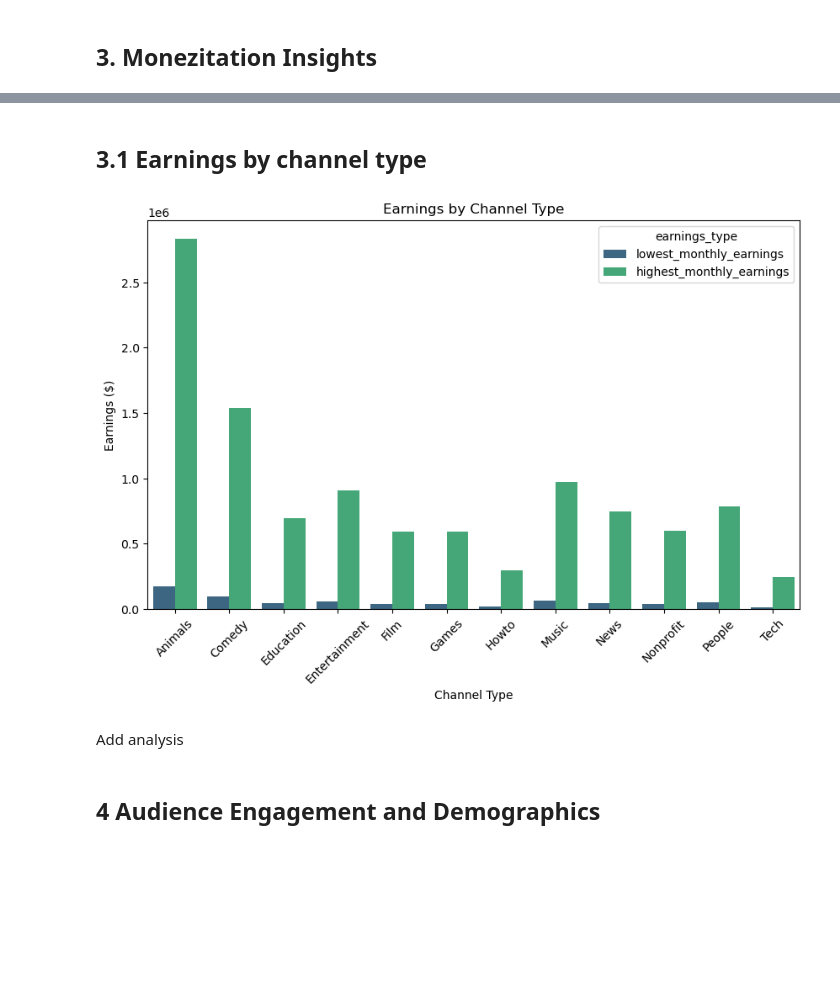
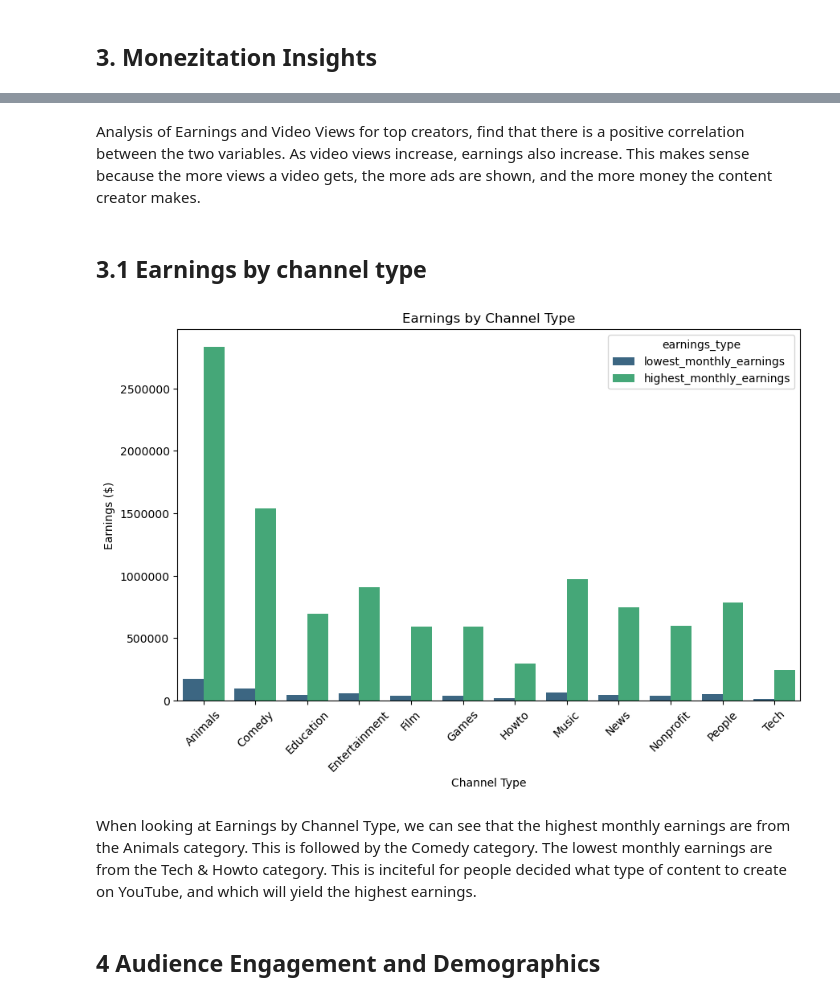
Before and after one commit to zoeyespinoza/Youtube-Statistical-Analysis, a Jupyter notebook: Youtube_Statistics.ipynb, the cells around one changed output, grey strips where cells are left out. Cells and saved outputs as stored; diff of their text form; code cells hidden in the pictures; blank space fills up the shorter version.

```diff
--- a/Youtube_Statistics.ipynb
+++ b/Youtube_Statistics.ipynb
@@ -536,3 +599,5 @@ plt.show()
+# %% [markdown]
+Analysis of Earnings and Video Views for top creators, find that there is a positive correlation between the two variables. As video views increase, earnings also increase. This makes sense because the more views a video gets, the more ads are shown, and the more money the content creator makes.
 # %% [markdown]
 ## 3.1 Earnings by channel type
 # %%
@@ -542,16 +607,18 @@ earnings_by_channel_type = earnings_by_channel_type.melt(id_vars='channel_type',
 # %%
 # Visualize earnings by channel type
 plt.figure(figsize=(10, 6))
 sns.barplot(x='channel_type', y='earnings', hue='earnings_type', data=earnings_by_channel_type, palette='viridis')
 plt.title('Earnings by Channel Type')
 plt.xlabel('Channel Type')
 plt.ylabel('Earnings ($)')
 plt.xticks(rotation=45)
+plt.ticklabel_format(style='plain', axis='y')
+
 plt.show()
 # %% [output]
-[figure, old version]
+[figure, new version]
-# %% [markdown]
-Add analysis
+# %% [markdown]
+When looking at Earnings by Channel Type, we can see that the highest monthly earnings are from the Animals category. This is followed by the Comedy category. The lowest monthly earnings are from the Tech & Howto category. This is inciteful for people decided what type of content to create on YouTube, and which will yield the highest earnings.
 # %% [markdown]
 ## 4 Audience Engagement and Demographics
 # %%
```
Also changed, not shown: parts of 27 cells of this notebook.
